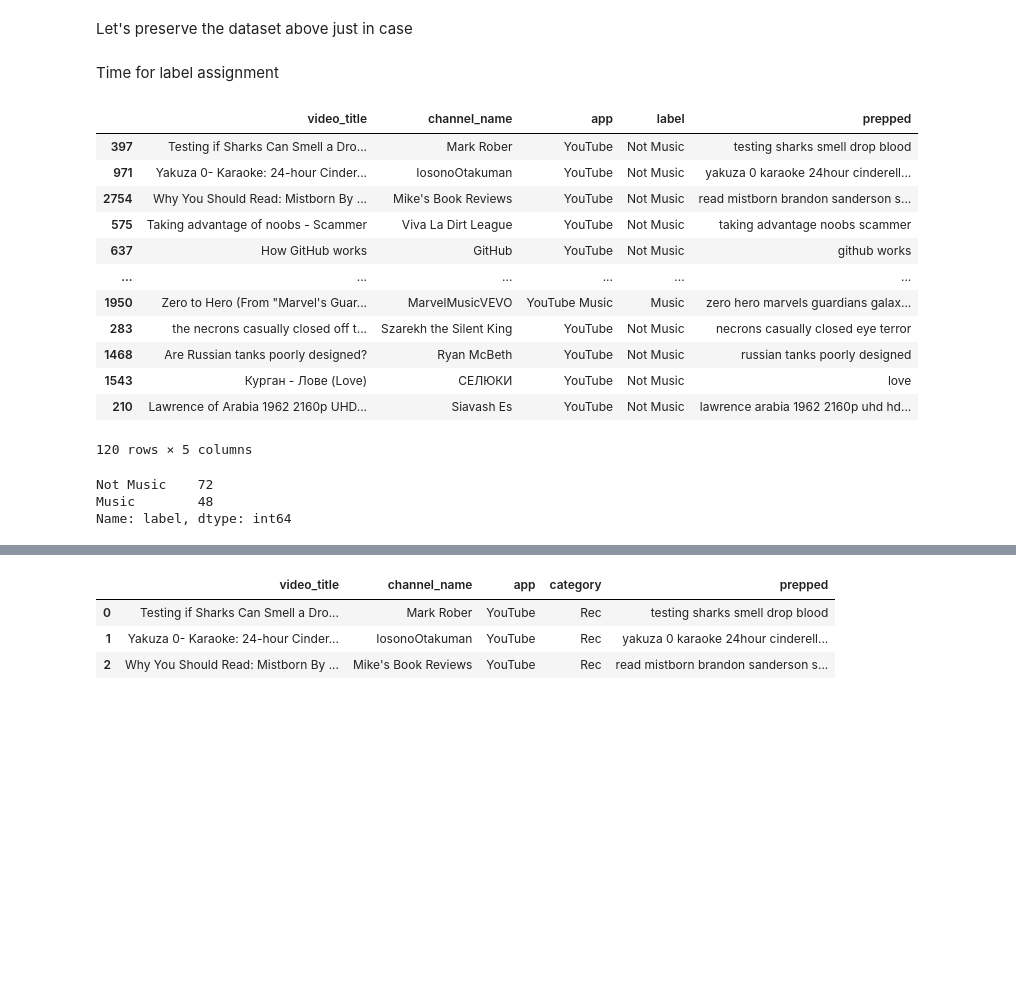
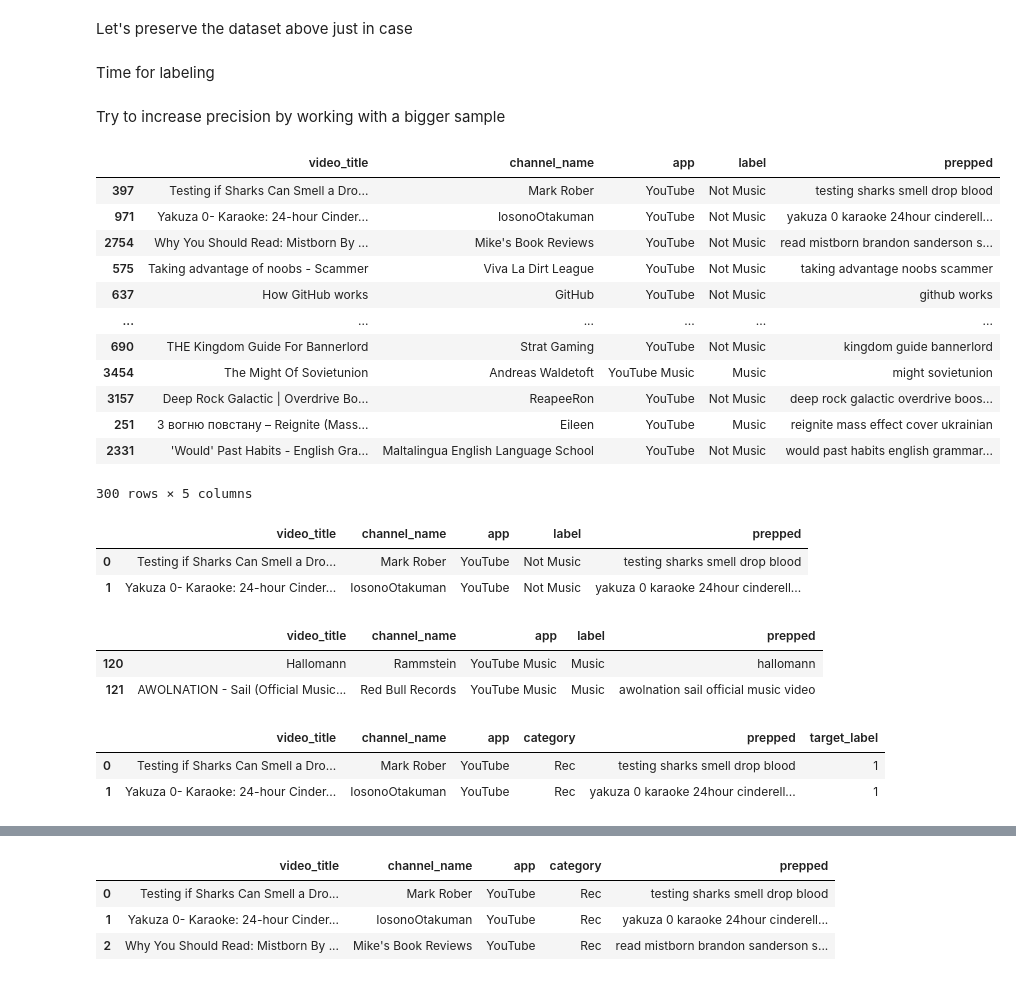
Before and after one commit to SanAntonik/yt_activity_analysis, a Jupyter notebook: classify.ipynb, the cells around one changed output, grey strips where cells are left out. Cells and saved outputs as stored; diff of their text form; code cells hidden in the pictures; blank space fills up the shorter version.

Commit message:
Second classification with increased dataset from 120 to 300

```diff
--- a/classify.ipynb
+++ b/classify.ipynb
@@ -351,27 +351,37 @@ Let's preserve the dataset above just in case
 # %%
 # prepped_df.to_csv("prepped_data.csv")
 # %% [markdown]
-Time for label assignment
+Time for labeling
+# %% [markdown]
+Try to increase precision by working with a bigger sample
 # %%
-sample = prepped_df.sample(n=120, random_state=42).drop(["time"], axis=1)
+sample = prepped_df.sample(n=300, random_state=42).drop(["time"], axis=1)
 sample
 # %% [output]
 |  | video_title | channel_name | app | label | prepped |
 | 397 | Testing if Sharks Can Smell a Dro... | Mark Rober | YouTube | Not Music | testing sharks smell drop blood |
 | 971 | Yakuza 0- Karaoke: 24-hour Cinder... | IosonoOtakuman | YouTube | Not Music | yakuza 0 karaoke 24hour cinderell... |
 | 2754 | Why You Should Read: Mistborn By ... | Mike's Book Reviews | YouTube | Not Music | read mistborn brandon sanderson s... |
 | 575 | Taking advantage of noobs - Scammer | Viva La Dirt League | YouTube | Not Music | taking advantage noobs scammer |
 | 637 | How GitHub works | GitHub | YouTube | Not Music | github works |
 | ... | ... | ... | ... | ... | ... |
-| 1950 | Zero to Hero (From "Marvel's Guar... | MarvelMusicVEVO | YouTube Music | Music | zero hero marvels guardians galax... |
-| 283 | the necrons casually closed off t... | Szarekh the Silent King | YouTube | Not Music | necrons casually closed eye terror |
-| 1468 | Are Russian tanks poorly designed? | Ryan McBeth | YouTube | Not Music | russian tanks poorly designed |
-| 1543 | Курган - Лове (Love) | СЕЛЮКИ | YouTube | Not Music | love |
-| 210 | Lawrence of Arabia 1962 2160p UHD... | Siavash Es | YouTube | Not Music | lawrence arabia 1962 2160p uhd hd... |
+| 690 | THE Kingdom Guide For Bannerlord | Strat Gaming | YouTube | Not Music | kingdom guide bannerlord |
+| 3454 | The Might Of Sovietunion | Andreas Waldetoft | YouTube Music | Music | might sovietunion |
+| 3157 | Deep Rock Galactic | Overdrive Bo... | ReapeeRon | YouTube | Not Music | deep rock galactic overdrive boos... |
+| 251 | З вогню повстану – Reignite (Mass... | Eileen | YouTube | Music | reignite mass effect cover ukrainian |
+| 2331 | 'Would' Past Habits - English Gra... | Maltalingua English Language School | YouTube | Not Music | would past habits english grammar... |
-120 rows × 5 columns
+300 rows × 5 columns
-# %%
-sample["label"].value_counts()
-# %% [output]
-Not Music    72
-Music        48
-Name: label, dtype: int64
+# %%
+sample = sample.reset_index(drop=True)
+sample.head(2)
+# %% [output]
+|  | video_title | channel_name | app | label | prepped |
+| 0 | Testing if Sharks Can Smell a Dro... | Mark Rober | YouTube | Not Music | testing sharks smell drop blood |
+| 1 | Yakuza 0- Karaoke: 24-hour Cinder... | IosonoOtakuman | YouTube | Not Music | yakuza 0 karaoke 24hour cinderell... |
+# %%
+new_rows = sample.iloc[120:]
+new_rows.head(2)
+# %% [output]
+|  | video_title | channel_name | app | label | prepped |
+| 120 | Hallomann | Rammstein | YouTube Music | Music | hallomann |
+| 121 | AWOLNATION - Sail (Official Music... | Red Bull Records | YouTube Music | Music | awolnation sail official music video |
@@ -377,0 +390,6 @@ Name: label, dtype: int64
+# %%
+df.head(2)
+# %% [output]
+|  | video_title | channel_name | app | category | prepped | target_label |
+| 0 | Testing if Sharks Can Smell a Dro... | Mark Rober | YouTube | Rec | testing sharks smell drop blood | 1 |
+| 1 | Yakuza 0- Karaoke: 24-hour Cinder... | IosonoOtakuman | YouTube | Rec | yakuza 0 karaoke 24hour cinderell... | 1 |
```
Also changed, not shown: parts of 9 cells of this notebook.
